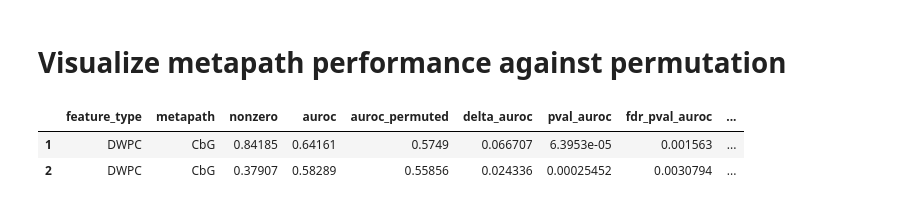
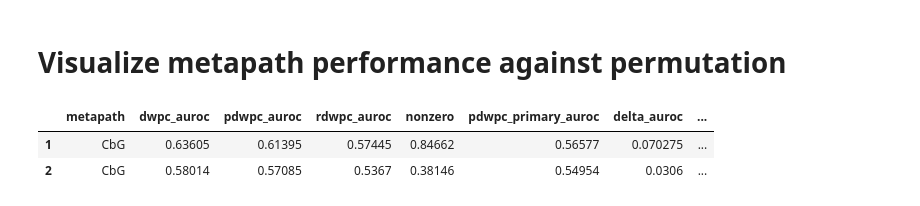
Before and after one commit to dhimmel/learn, a Jupyter notebook: all-features/6-rvisualize.ipynb, the cells around one changed output. Saved outputs shown, nothing was run; the diff lists cells and outputs as text; code cells hidden in the pictures.

```diff
--- a/all-features/6-rvisualize.ipynb
+++ b/all-features/6-rvisualize.ipynb
@@ -3,13 +3,12 @@
 # %%
 library(dplyr, warn = FALSE)
 # %%
-auroc_df = readr::read_tsv('data/auroc.tsv') %>%
-  dplyr::mutate(fdr_significant = fdr_pval_auroc <= 0.05) %>%
-  dplyr::filter(feature_type == 'DWPC') %>%
-  dplyr::rename(metapath = feature)
+auroc_df = readr::read_tsv('data/feature-performance/auroc.tsv') %>%
+  dplyr::mutate(fdr_delta_auroc = p.adjust(pval_delta_auroc, method = 'fdr')) %>%
+  dplyr::mutate(fdr_significant = fdr_delta_auroc <= 0.01)
 head(auroc_df, 2)
 # %% [output]
-|  | feature_type | metapath | nonzero | auroc | auroc_permuted | delta_auroc | pval_auroc | fdr_pval_auroc | ... |
-| 1 | DWPC | CbG | 0.84185 | 0.64161 | 0.5749 | 0.066707 | 6.3953e-05 | 0.001563 | ... |
-| 2 | DWPC | CbG | 0.37907 | 0.58289 | 0.55856 | 0.024336 | 0.00025452 | 0.0030794 | ... |
+|  | metapath | dwpc_auroc | pdwpc_auroc | rdwpc_auroc | nonzero | pdwpc_primary_auroc | delta_auroc | ... |
+| 1 | CbG | 0.63605 | 0.61395 | 0.57445 | 0.84662 | 0.56577 | 0.070275 | ... |
+| 2 | CbG | 0.58014 | 0.57085 | 0.5367 | 0.38146 | 0.54954 | 0.0306 | ... |
 # %%
```
Also changed, not shown: parts of 7 cells of this notebook, 4 other files.
